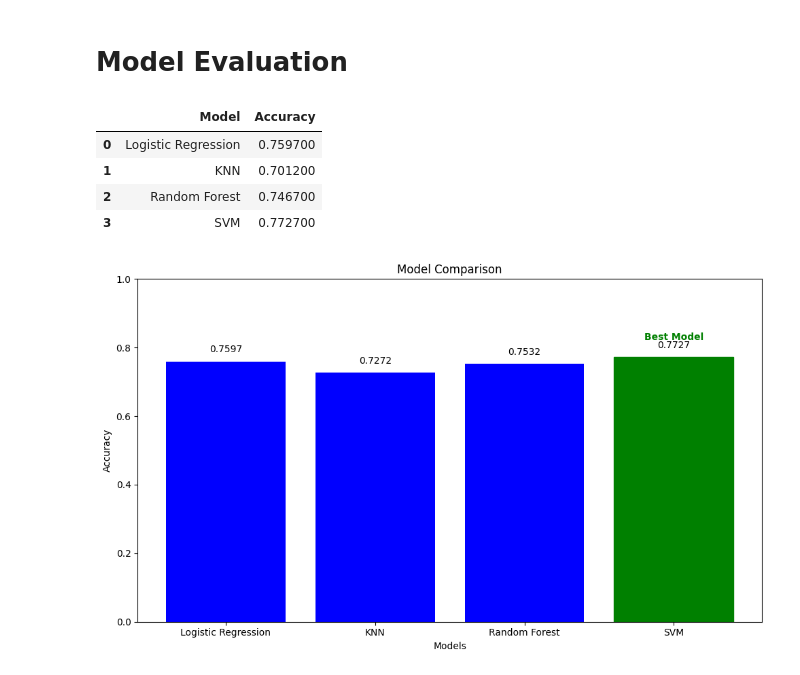
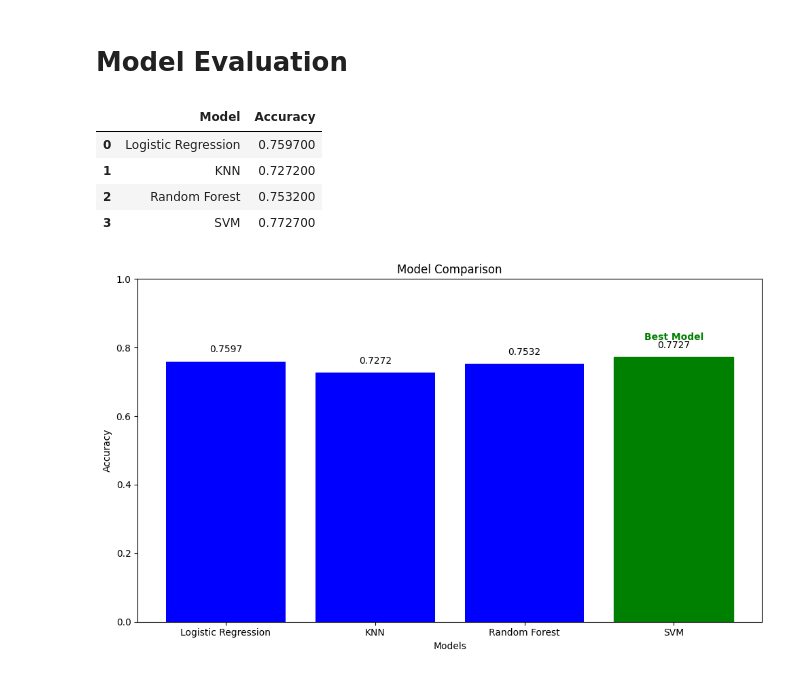
Before and after one commit to Sugam-01/Heart_disease_and_Diabetes_prediction, a Jupyter notebook: colab_files_to_train_models/diabetes.ipynb, the cells around one changed output. Cells and saved outputs as stored; diff of their text form; code cells hidden in the pictures.

```diff
--- a/colab_files_to_train_models/diabetes.ipynb
+++ b/colab_files_to_train_models/diabetes.ipynb
@@ -343,18 +343,18 @@ Confusion Matrix:
 # Model Evaluation
 # %%
 model_names = ['Logistic Regression', 'KNN', 'Random Forest', 'SVM']
-accuracies = [0.7597, 0.7012, 0.7467, 0.7727]
+accuracies = [0.7597, 0.7272, 0.7532, 0.7727]
 
 df = pd.DataFrame({'Model': model_names, 'Accuracy': accuracies})
 
 cm = sns.light_palette("green", as_cmap=True)
 s = df.style.background_gradient(cmap=cm)
 s
 # %% [output]
 |  | Model | Accuracy |
 | 0 | Logistic Regression | 0.759700 |
-| 1 | KNN | 0.701200 |
-| 2 | Random Forest | 0.746700 |
+| 1 | KNN | 0.727200 |
+| 2 | Random Forest | 0.753200 |
 | 3 | SVM | 0.772700 |
 # %%
 accuracies = [0.7597, 0.7272, 0.7532, 0.7727]
```
Also changed, not shown: parts of 3 cells of this notebook.
